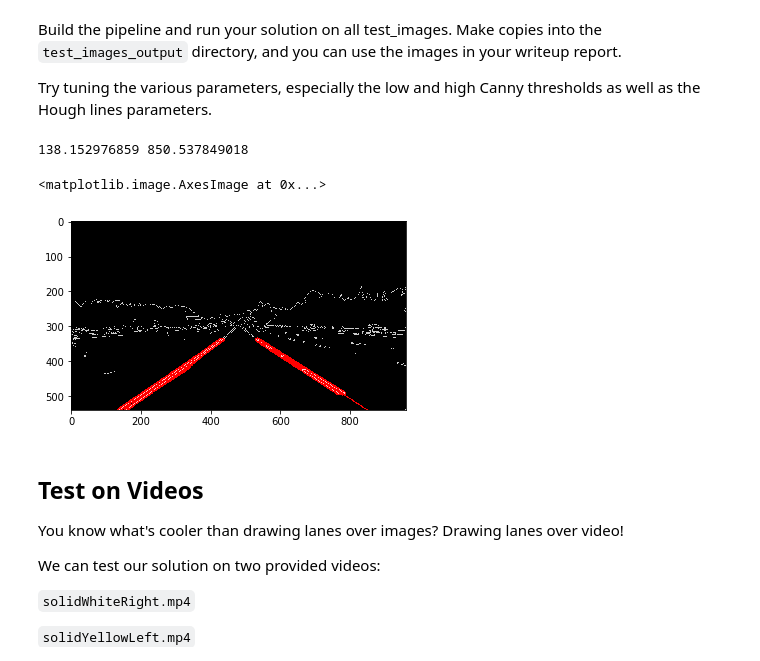
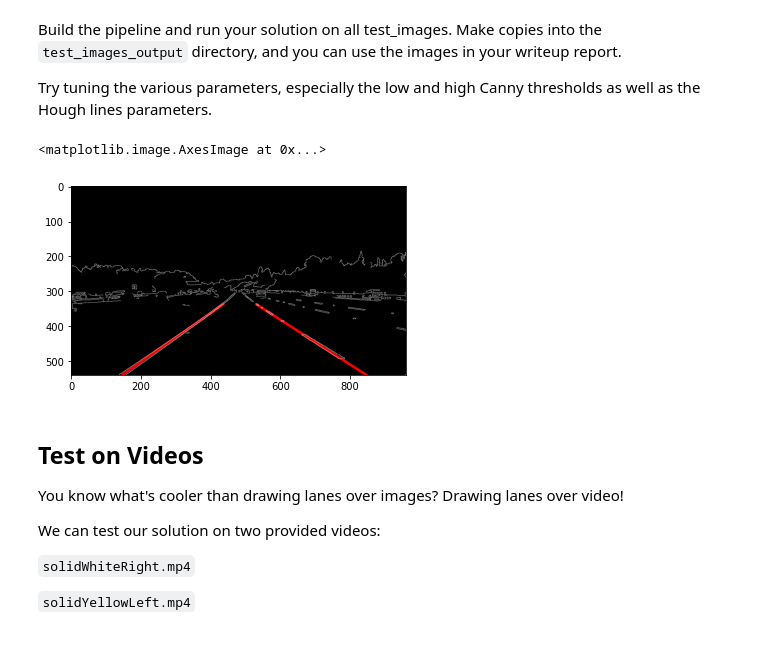
Before and after one commit to mengbingrock/CarND-LaneLines-P1, a Jupyter notebook: P1.ipynb, the cells around one changed output. Saved outputs shown, nothing was run; the diff lists cells and outputs as text; code cells hidden in the pictures.

Commit message:
modified draw_lines function logic

```diff
--- a/P1.ipynb
+++ b/P1.ipynb
@@ -247,12 +274,12 @@ image = mpimg.imread('test_images/solidYellowLeft.jpg')
 gray = cv2.cvtColor(image,cv2.COLOR_RGB2GRAY)
 
 # Define a kernel size and apply Gaussian smoothing
-kernel_size = 5
+kernel_size = 3
 blur_gray = cv2.GaussianBlur(gray,(kernel_size, kernel_size),0)
 
 # Define our parameters for Canny and apply
-low_threshold = 50
-high_threshold = 150
+low_threshold = 70
+high_threshold = 210
 edges = cv2.Canny(blur_gray, low_threshold, high_threshold)
 
 # Next we'll create a masked edges image using cv2.fillPoly()
@@ -270,41 +297,60 @@ masked_edges = cv2.bitwise_and(edges, mask)
 # Make a blank the same size as our image to draw on
 rho = 2 # distance resolution in pixels of the Hough grid
 theta = np.pi/180 # angular resolution in radians of the Hough grid
+threshold = 55     # minimum number of votes (intersections in Hough grid cell)
+min_line_length = 50 #minimum number of pixels making up a line
+max_line_gap = 150    # maximum gap in pixels between connectable line segments
+line_image = np.copy(image)*0 # creating a blank to draw lines on
+# print(line_image)
+
+
+rho = 2 # distance resolution in pixels of the Hough grid
+theta = np.pi/180 # angular resolution in radians of the Hough grid
 threshold = 15     # minimum number of votes (intersections in Hough grid cell)
-min_line_length = 20 #minimum number of pixels making up a line
-max_line_gap = 120    # maximum gap in pixels between connectable line segments
-line_image = np.copy(image)*0 # creating a blank to draw lines on
+min_line_length = 40 #minimum number of pixels making up a line
+max_line_gap = 20    # maximum gap in pixels between connectable line segments
+
+
+
+
 
 # Run Hough on edge detected image
 # Output "lines" is an array containing endpoints of detected line segments
 lines = cv2.HoughLinesP(masked_edges, rho, theta, threshold, np.array([]),
                             min_line_length, max_line_gap)
-
+# print("lines returned from HoughLinesP are\n",lines)
 # Iterate over the output "lines" and draw lines on a blank image
 
 
+"""
 for line in lines:
+    print("lines are",line)
 
     for x1,y1,x2,y2 in line:
         cv2.line(line_image,(x1,y1),(x2,y2),(255,0,0),10)
+"""
 
+#print("lines to draws are\n",lines)
+#print("before draw_line, images are\n")
+#plt.imshow(line_image)
 draw_lines(line_image, lines)
+#plt.imshow(line_image)
 
 
 
 
 # Create a "color" binary image to combine with line image
 color_edges = np.dstack((edges, edges, edges))
 
 # Draw the lines on the edge image
 lines_edges = cv2.addWeighted(color_edges, 0.8, line_image, 1, 0)
 #color_line_image = cv2.addWeighted(line_image, 0.8, image, 1, 0)
 #plt.imshow(color_line_image)
+# print("after adding edges\n")
 plt.imshow(lines_edges)
 # %% [output]
-138.152976859 850.537849018
+<matplotlib.image.AxesImage at 0x...>
-<matplotlib.image.AxesImage at 0x...>
-[figure, old version]
+[figure, new version]
 # %% [markdown]
 ## Test on Videos
 
```
Also changed, not shown: parts of 6 cells of this notebook.
